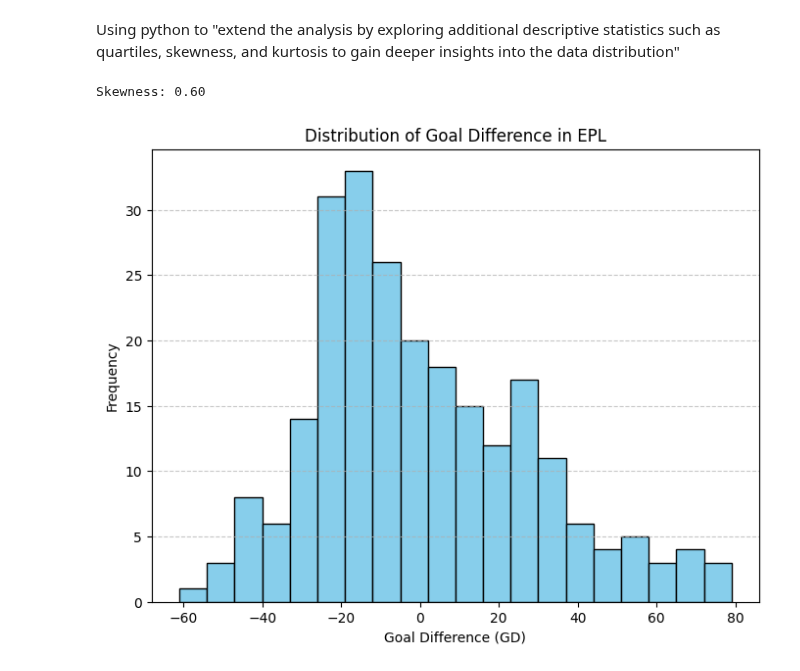
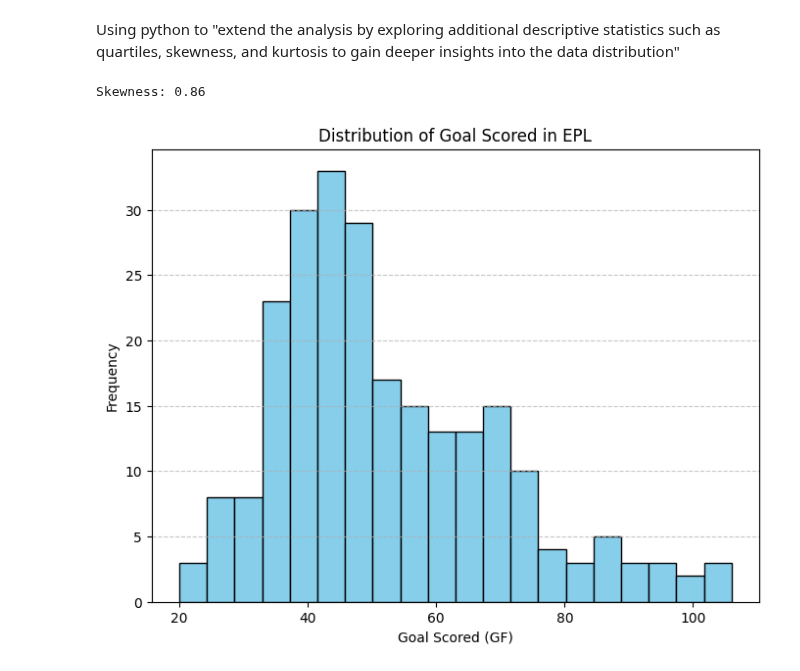
Before and after one commit to NeghiDB/365DaysSoccerDataAnalysisChallenge, a Jupyter notebook: index.ipynb, the cells around one changed output. Cells and saved outputs as stored; diff of their text form; code cells hidden in the pictures.

```diff
--- a/index.ipynb
+++ b/index.ipynb
@@ -249,23 +254,19 @@ Using python to "extend the analysis by exploring additional descriptive statist
 # %%
-import pandas as pd
 import matplotlib.pyplot as plt
 from scipy.stats import skew
 
-# Read the data
-data = pd.read_csv('EPL Regular Season Stats 2011-2023 NEWEST.csv', encoding='latin1', index_col=None)
-
 # Calculate skewness
-skewness = skew(data['GD'])
+skewness = skew(data['GF'])
 print(f"Skewness: {skewness:.2f}")
 
 # Create a histogram
 plt.figure(figsize=(8, 6))
-plt.hist(data['GD'], bins=20, color='skyblue', edgecolor='black')
-plt.xlabel('Goal Difference (GD)')
+plt.hist(data['GF'], bins=20, color='skyblue', edgecolor='black')
+plt.xlabel('Goal Scored (GF)')
 plt.ylabel('Frequency')
-plt.title('Distribution of Goal Difference in EPL')
+plt.title('Distribution of Goal Scored in EPL')
 plt.grid(axis='y', linestyle='--', alpha=0.7)
 plt.show()
 # %% [output]
-Skewness: 0.60
+Skewness: 0.86
-[figure, old version]
+[figure, new version]
```
Also changed, not shown: parts of 2 cells of this notebook.
